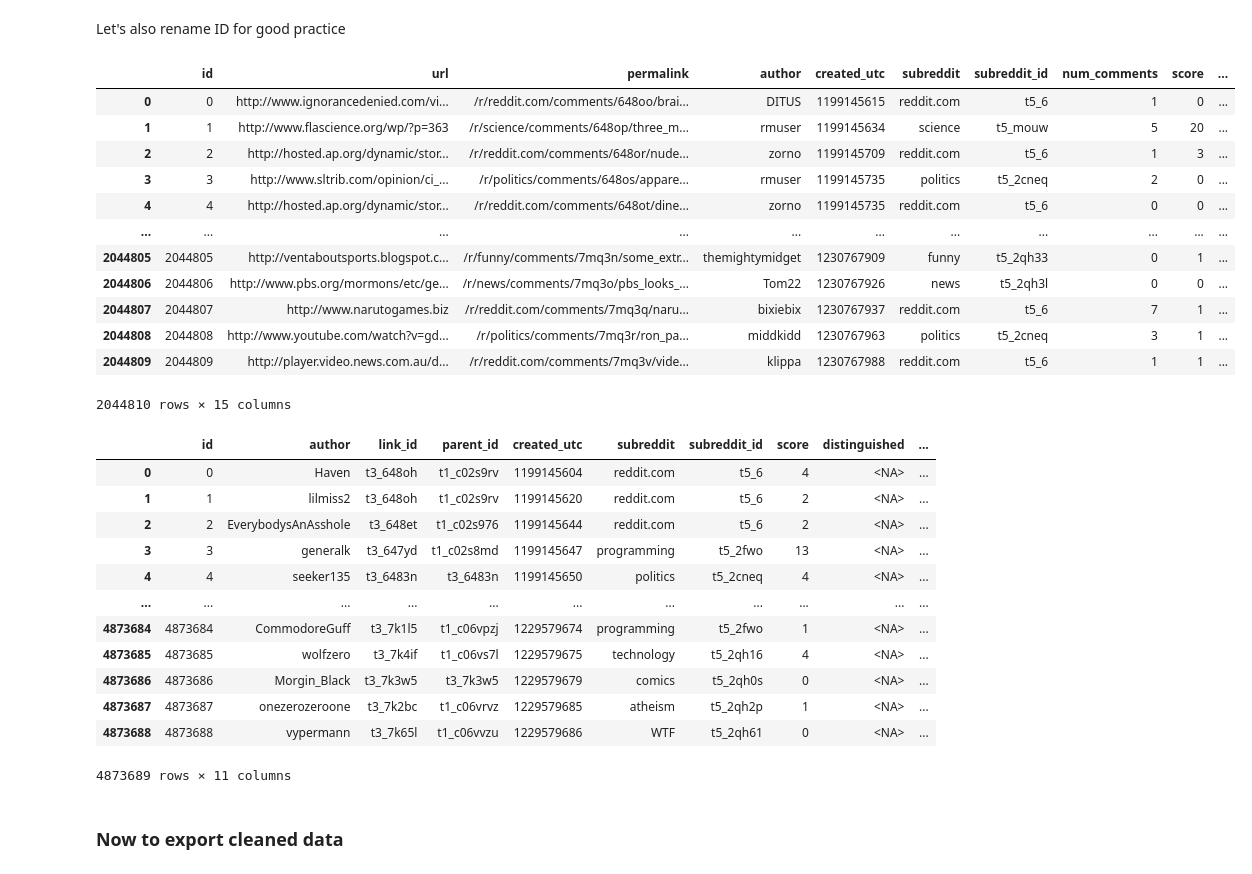
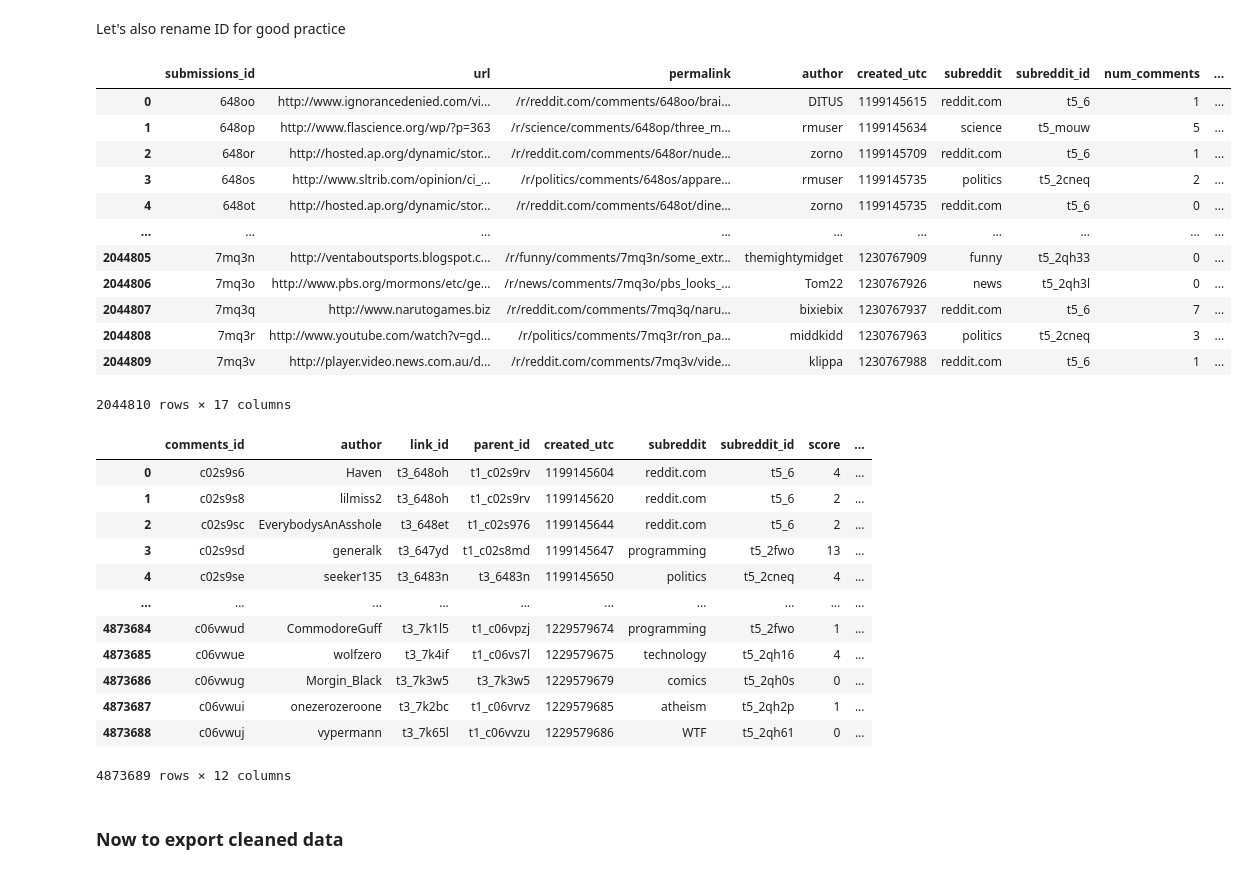
Before and after one commit to milicevicMarko/Reddit2008-Analysis, a Jupyter notebook: Cleaning data.ipynb, the cells around one changed output. Drawn from its saved outputs; the diff is of its cells as text; code cells hidden in the pictures.

Commit message:
fixed column renaming in Cleaning data.ipynb

```diff
--- a/Cleaning data.ipynb
+++ b/Cleaning data.ipynb
@@ -183,43 +207,43 @@ comments
 # %% [markdown]
 Let's also rename ID for good practice
 # %%
-submissions.rename(columns={"id": "submissions_id"})
+submissions.rename(columns={"id": "submissions_id"}, inplace=True)
 submissions.reset_index(drop=True, inplace=True)
 submissions["id"] = submissions.index
 submissions
 # %% [output]
-|  | id | url | permalink | author | created_utc | subreddit | subreddit_id | num_comments | score | ... |
-| 0 | 0 | http://www.ignorancedenied.com/vi... | /r/reddit.com/comments/648oo/brai... | DITUS | 1199145615 | reddit.com | t5_6 | 1 | 0 | ... |
-| 1 | 1 | http://www.flascience.org/wp/?p=363 | /r/science/comments/648op/three_m... | rmuser | 1199145634 | science | t5_mouw | 5 | 20 | ... |
-| 2 | 2 | http://hosted.ap.org/dynamic/stor... | /r/reddit.com/comments/648or/nude... | zorno | 1199145709 | reddit.com | t5_6 | 1 | 3 | ... |
-| 3 | 3 | http://www.sltrib.com/opinion/ci_... | /r/politics/comments/648os/appare... | rmuser | 1199145735 | politics | t5_2cneq | 2 | 0 | ... |
-| 4 | 4 | http://hosted.ap.org/dynamic/stor... | /r/reddit.com/comments/648ot/dine... | zorno | 1199145735 | reddit.com | t5_6 | 0 | 0 | ... |
-| ... | ... | ... | ... | ... | ... | ... | ... | ... | ... | ... |
-| 2044805 | 2044805 | http://ventaboutsports.blogspot.c... | /r/funny/comments/7mq3n/some_extr... | themightymidget | 1230767909 | funny | t5_2qh33 | 0 | 1 | ... |
-| 2044806 | 2044806 | http://www.pbs.org/mormons/etc/ge... | /r/news/comments/7mq3o/pbs_looks_... | Tom22 | 1230767926 | news | t5_2qh3l | 0 | 0 | ... |
-| 2044807 | 2044807 | http://www.narutogames.biz | /r/reddit.com/comments/7mq3q/naru... | bixiebix | 1230767937 | reddit.com | t5_6 | 7 | 1 | ... |
-| 2044808 | 2044808 | http://www.youtube.com/watch?v=gd... | /r/politics/comments/7mq3r/ron_pa... | middkidd | 1230767963 | politics | t5_2cneq | 3 | 1 | ... |
-| 2044809 | 2044809 | http://player.video.news.com.au/d... | /r/reddit.com/comments/7mq3v/vide... | klippa | 1230767988 | reddit.com | t5_6 | 1 | 1 | ... |
+|  | submissions_id | url | permalink | author | created_utc | subreddit | subreddit_id | num_comments | ... |
+| 0 | 648oo | http://www.ignorancedenied.com/vi... | /r/reddit.com/comments/648oo/brai... | DITUS | 1199145615 | reddit.com | t5_6 | 1 | ... |
+| 1 | 648op | http://www.flascience.org/wp/?p=363 | /r/science/comments/648op/three_m... | rmuser | 1199145634 | science | t5_mouw | 5 | ... |
+| 2 | 648or | http://hosted.ap.org/dynamic/stor... | /r/reddit.com/comments/648or/nude... | zorno | 1199145709 | reddit.com | t5_6 | 1 | ... |
+| 3 | 648os | http://www.sltrib.com/opinion/ci_... | /r/politics/comments/648os/appare... | rmuser | 1199145735 | politics | t5_2cneq | 2 | ... |
+| 4 | 648ot | http://hosted.ap.org/dynamic/stor... | /r/reddit.com/comments/648ot/dine... | zorno | 1199145735 | reddit.com | t5_6 | 0 | ... |
+| ... | ... | ... | ... | ... | ... | ... | ... | ... | ... |
+| 2044805 | 7mq3n | http://ventaboutsports.blogspot.c... | /r/funny/comments/7mq3n/some_extr... | themightymidget | 1230767909 | funny | t5_2qh33 | 0 | ... |
+| 2044806 | 7mq3o | http://www.pbs.org/mormons/etc/ge... | /r/news/comments/7mq3o/pbs_looks_... | Tom22 | 1230767926 | news | t5_2qh3l | 0 | ... |
+| 2044807 | 7mq3q | http://www.narutogames.biz | /r/reddit.com/comments/7mq3q/naru... | bixiebix | 1230767937 | reddit.com | t5_6 | 7 | ... |
+| 2044808 | 7mq3r | http://www.youtube.com/watch?v=gd... | /r/politics/comments/7mq3r/ron_pa... | middkidd | 1230767963 | politics | t5_2cneq | 3 | ... |
+| 2044809 | 7mq3v | http://player.video.news.com.au/d... | /r/reddit.com/comments/7mq3v/vide... | klippa | 1230767988 | reddit.com | t5_6 | 1 | ... |
-2044810 rows × 15 columns
+2044810 rows × 17 columns
 # %%
-comments.rename(columns={"id": "comments_id"})
+comments.rename(columns={"id": "comments_id"}, inplace=True)
 comments.reset_index(drop=True, inplace=True)
 comments["id"] = comments.index
 comments
 # %% [output]
-|  | id | author | link_id | parent_id | created_utc | subreddit | subreddit_id | score | distinguished | ... |
-| 0 | 0 | Haven | t3_648oh | t1_c02s9rv | 1199145604 | reddit.com | t5_6 | 4 | <NA> | ... |
-| 1 | 1 | lilmiss2 | t3_648oh | t1_c02s9rv | 1199145620 | reddit.com | t5_6 | 2 | <NA> | ... |
-| 2 | 2 | EverybodysAnAsshole | t3_648et | t1_c02s976 | 1199145644 | reddit.com | t5_6 | 2 | <NA> | ... |
-| 3 | 3 | generalk | t3_647yd | t1_c02s8md | 1199145647 | programming | t5_2fwo | 13 | <NA> | ... |
-| 4 | 4 | seeker135 | t3_6483n | t3_6483n | 1199145650 | politics | t5_2cneq | 4 | <NA> | ... |
-| ... | ... | ... | ... | ... | ... | ... | ... | ... | ... | ... |
-| 4873684 | 4873684 | CommodoreGuff | t3_7k1l5 | t1_c06vpzj | 1229579674 | programming | t5_2fwo | 1 | <NA> | ... |
-| 4873685 | 4873685 | wolfzero | t3_7k4if | t1_c06vs7l | 1229579675 | technology | t5_2qh16 | 4 | <NA> | ... |
-| 4873686 | 4873686 | Morgin_Black | t3_7k3w5 | t3_7k3w5 | 1229579679 | comics | t5_2qh0s | 0 | <NA> | ... |
-| 4873687 | 4873687 | onezerozeroone | t3_7k2bc | t1_c06vrvz | 1229579685 | atheism | t5_2qh2p | 1 | <NA> | ... |
-| 4873688 | 4873688 | vypermann | t3_7k65l | t1_c06vvzu | 1229579686 | WTF | t5_2qh61 | 0 | <NA> | ... |
+|  | comments_id | author | link_id | parent_id | created_utc | subreddit | subreddit_id | score | ... |
+| 0 | c02s9s6 | Haven | t3_648oh | t1_c02s9rv | 1199145604 | reddit.com | t5_6 | 4 | ... |
+| 1 | c02s9s8 | lilmiss2 | t3_648oh | t1_c02s9rv | 1199145620 | reddit.com | t5_6 | 2 | ... |
+| 2 | c02s9sc | EverybodysAnAsshole | t3_648et | t1_c02s976 | 1199145644 | reddit.com | t5_6 | 2 | ... |
+| 3 | c02s9sd | generalk | t3_647yd | t1_c02s8md | 1199145647 | programming | t5_2fwo | 13 | ... |
+| 4 | c02s9se | seeker135 | t3_6483n | t3_6483n | 1199145650 | politics | t5_2cneq | 4 | ... |
+| ... | ... | ... | ... | ... | ... | ... | ... | ... | ... |
+| 4873684 | c06vwud | CommodoreGuff | t3_7k1l5 | t1_c06vpzj | 1229579674 | programming | t5_2fwo | 1 | ... |
+| 4873685 | c06vwue | wolfzero | t3_7k4if | t1_c06vs7l | 1229579675 | technology | t5_2qh16 | 4 | ... |
+| 4873686 | c06vwug | Morgin_Black | t3_7k3w5 | t3_7k3w5 | 1229579679 | comics | t5_2qh0s | 0 | ... |
+| 4873687 | c06vwui | onezerozeroone | t3_7k2bc | t1_c06vrvz | 1229579685 | atheism | t5_2qh2p | 1 | ... |
+| 4873688 | c06vwuj | vypermann | t3_7k65l | t1_c06vvzu | 1229579686 | WTF | t5_2qh61 | 0 | ... |
-4873689 rows × 11 columns
+4873689 rows × 12 columns
 # %% [markdown]
 ### Now to export cleaned data
 # %%
```
Also changed, not shown: parts of 7 cells of this notebook.
